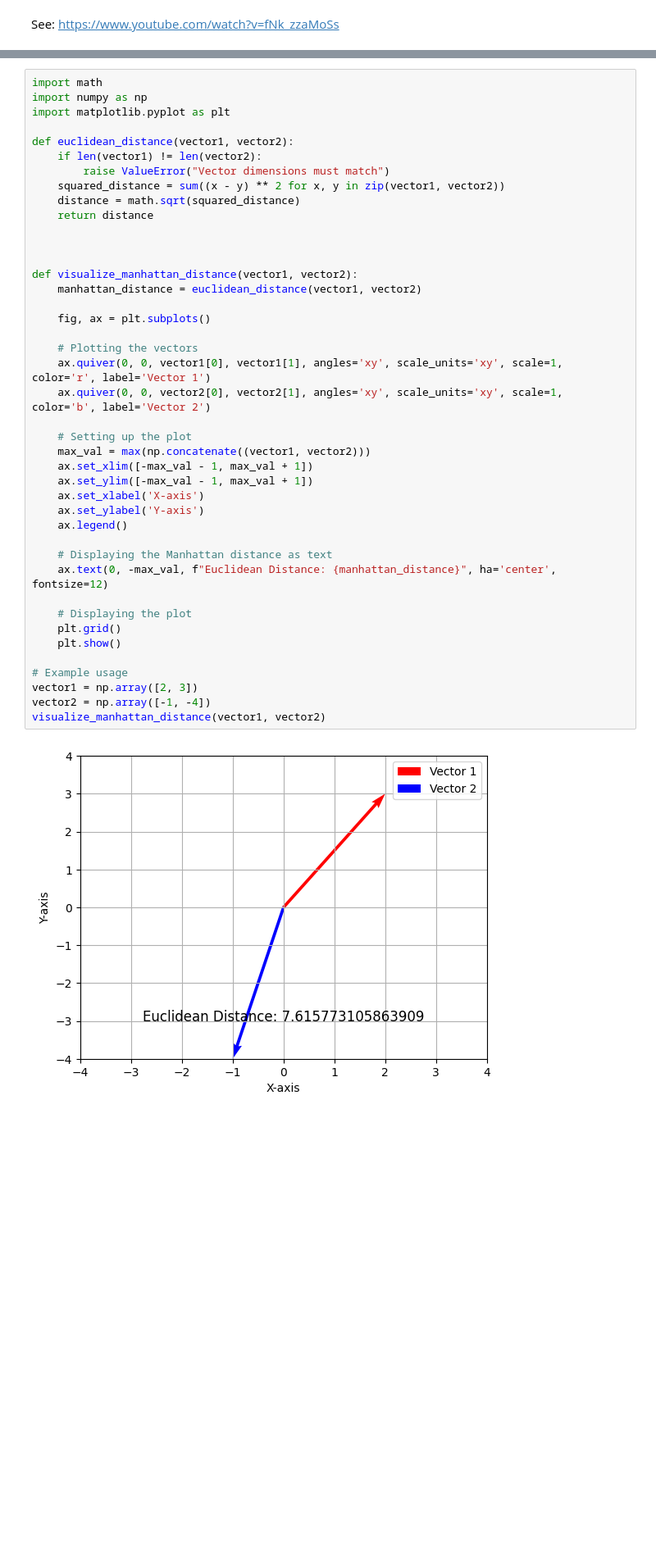
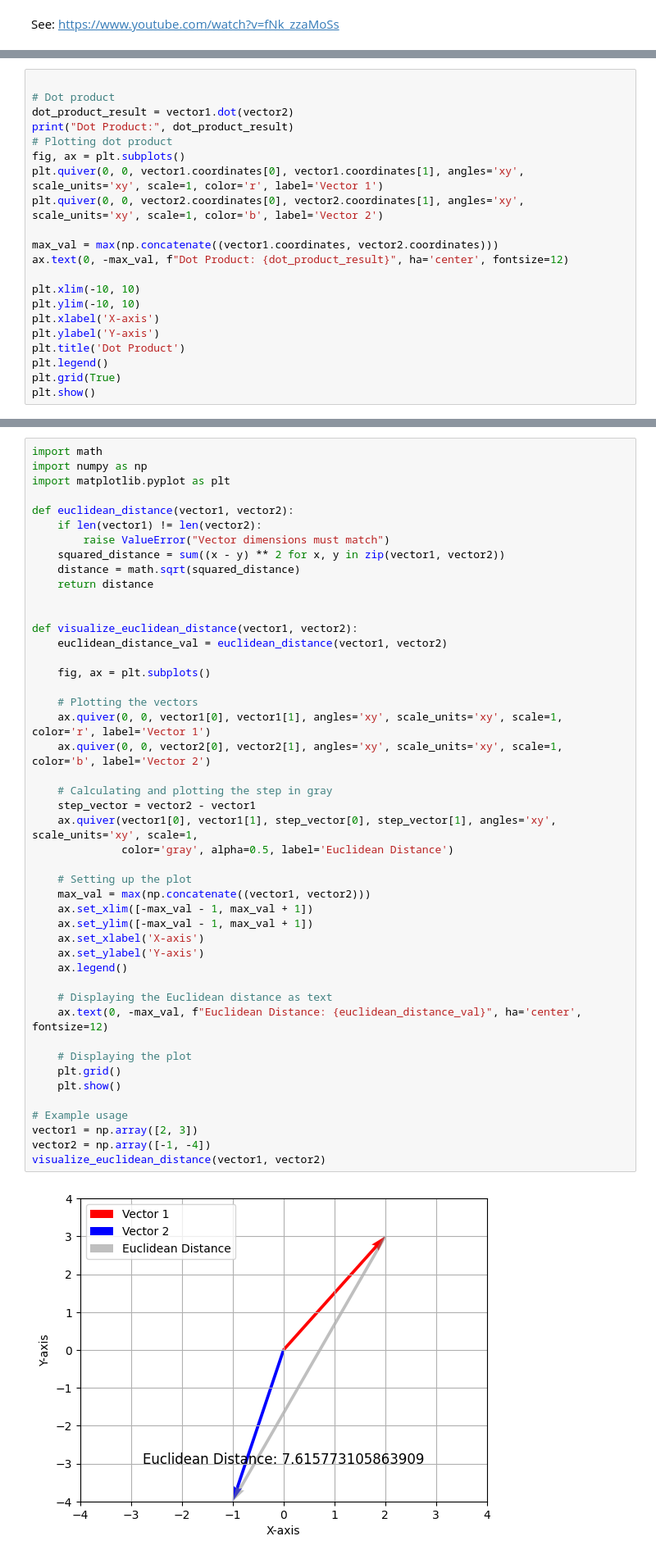
Before and after one commit to dineshkumarsarangapani/VectorSearch-A-guide, a Jupyter notebook: Vector_Search_A_complete_Guide.ipynb, the cells around one changed output, grey strips where cells are left out. Shown at 82% size. Drawn from its saved outputs; the diff is of its cells as text; blank space fills up the shorter version.

```diff
--- a/Vector_Search_A_complete_Guide.ipynb
+++ b/Vector_Search_A_complete_Guide.ipynb
@@ -575,0 +546,21 @@ Dimension of Vector 1: 3
+# %%
+
+# Dot product
+dot_product_result = vector1.dot(vector2)
+print("Dot Product:", dot_product_result)
+# Plotting dot product
+fig, ax = plt.subplots()
+plt.quiver(0, 0, vector1.coordinates[0], vector1.coordinates[1], angles='xy', scale_units='xy', scale=1, color='r', label='Vector 1')
+plt.quiver(0, 0, vector2.coordinates[0], vector2.coordinates[1], angles='xy', scale_units='xy', scale=1, color='b', label='Vector 2')
+
+max_val = max(np.concatenate((vector1.coordinates, vector2.coordinates)))
+ax.text(0, -max_val, f"Dot Product: {dot_product_result}", ha='center', fontsize=12)
+
+plt.xlim(-10, 10)
+plt.ylim(-10, 10)
+plt.xlabel('X-axis')
+plt.ylabel('Y-axis')
+plt.title('Dot Product')
+plt.legend()
+plt.grid(True)
+plt.show()
@@ -791,40 +804,44 @@ def euclidean_distance(vector1, vector2):
         raise ValueError("Vector dimensions must match")
     squared_distance = sum((x - y) ** 2 for x, y in zip(vector1, vector2))
     distance = math.sqrt(squared_distance)
     return distance
 
 
-
-def visualize_manhattan_distance(vector1, vector2):
-    manhattan_distance = euclidean_distance(vector1, vector2)
+def visualize_euclidean_distance(vector1, vector2):
+    euclidean_distance_val = euclidean_distance(vector1, vector2)
 
     fig, ax = plt.subplots()
 
     # Plotting the vectors
     ax.quiver(0, 0, vector1[0], vector1[1], angles='xy', scale_units='xy', scale=1, color='r', label='Vector 1')
     ax.quiver(0, 0, vector2[0], vector2[1], angles='xy', scale_units='xy', scale=1, color='b', label='Vector 2')
+
+    # Calculating and plotting the step in gray
+    step_vector = vector2 - vector1
+    ax.quiver(vector1[0], vector1[1], step_vector[0], step_vector[1], angles='xy', scale_units='xy', scale=1,
+              color='gray', alpha=0.5, label='Euclidean Distance')
 
     # Setting up the plot
     max_val = max(np.concatenate((vector1, vector2)))
     ax.set_xlim([-max_val - 1, max_val + 1])
     ax.set_ylim([-max_val - 1, max_val + 1])
     ax.set_xlabel('X-axis')
     ax.set_ylabel('Y-axis')
     ax.legend()
 
-    # Displaying the Manhattan distance as text
-    ax.text(0, -max_val, f"Euclidean Distance: {manhattan_distance}", ha='center', fontsize=12)
+    # Displaying the Euclidean distance as text
+    ax.text(0, -max_val, f"Euclidean Distance: {euclidean_distance_val}", ha='center', fontsize=12)
 
     # Displaying the plot
     plt.grid()
     plt.show()
 
 # Example usage
 vector1 = np.array([2, 3])
 vector2 = np.array([-1, -4])
-visualize_manhattan_distance(vector1, vector2)
+visualize_euclidean_distance(vector1, vector2)
 # %% [output]
-[figure, old version]
+[figure, new version]
 # %% [markdown]
 ## Manhattan distance
 
```
Also changed, not shown: parts of 10 cells of this notebook.
